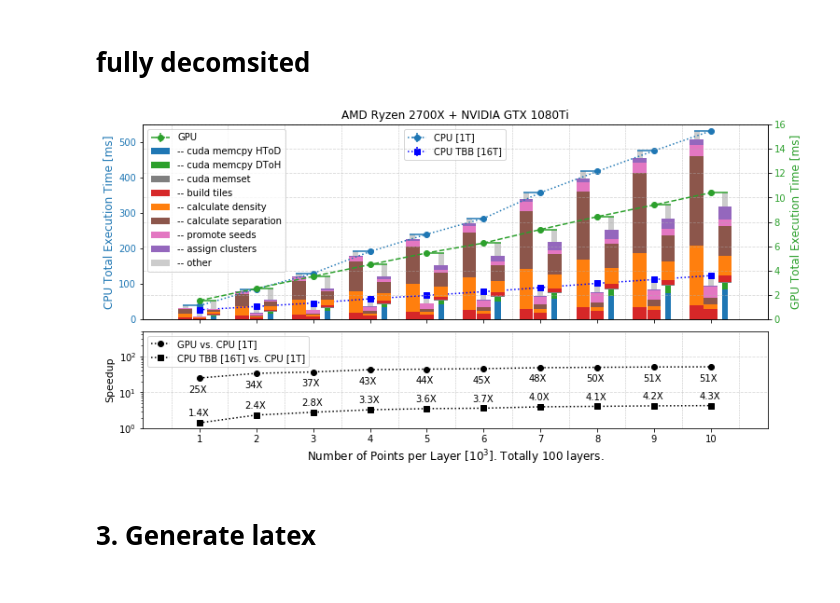
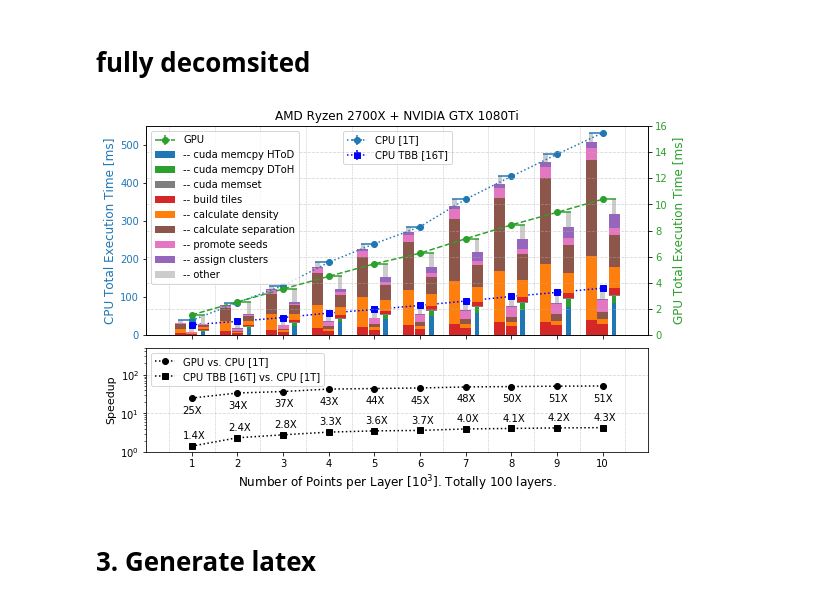
Before and after one commit to ZihengChen/CLUEAlgo, a Jupyter notebook: notebooks/Figure5.ipynb, the cells around one changed output. Saved outputs shown, nothing was run; the diff lists cells and outputs as text; code cells hidden in the pictures.

Commit message:
plot decomp

```diff
--- a/notebooks/Figure5.ipynb
+++ b/notebooks/Figure5.ipynb
@@ -222,7 +222,7 @@ plt.savefig("../plots/Figure5.png",dpi=400)
 cpuMeans = np.array([df.loc["CPU",c].mean(axis=1) for c in df.columns]).T
 cuplaTBBMeans = np.array([df.loc["CUPLATBB",c].mean(axis=1) for c in df.columns]).T
 # %%
-fig, axex = plt.subplots( 2,1, sharex=True, figsize=(12,6),facecolor='w',gridspec_kw={'height_ratios':[2,1]})
+fig, axex = plt.subplots( 2,1, sharex=True, figsize=(9,6),facecolor='w',gridspec_kw={'height_ratios':[2,1]})
 fig.subplots_adjust(hspace=0.08)
 
 n = np.arange(1,11,1)
@@ -284,34 +284,34 @@ ax1.set_ylabel("CPU Total Execution Time [ms]",fontsize=12,color="C0")
 for xx in range(12):
     ax1.axvline(xx-0.5,linestyle='--',c='grey',lw=0.5,alpha=0.5)
 
 ##########################
 ax3 = axex[1]
 speedup= cpu.mean(axis=1)/gpu.mean(axis=1)
 ax3.plot(n, speedup, marker='o',linestyle=':',color="k",label='GPU vs. CPU [1T]')
 
 for i in range(n.size):
     ax3.text(n[i]-0.2,speedup[i]/2.5,"{:2.0f}X".format(speedup[i]))
 
 
 speedup= cpu.mean(axis=1)/cuplaTBB.mean(axis=1)
 ax3.plot(n, speedup, marker='s',linestyle=':',color="k",label='CPU TBB [16T] vs. CPU [1T]')
 for i in range(n.size):
     ax3.text(n[i]-0.2,speedup[i]*1.5,"{:3.1f}X".format(speedup[i]))
 
 ax3.set_xlabel(r"Number of Points per Layer [$10^3$]. Totally 100 layers.",fontsize=12)
 ax3.legend(fontsize=10, loc="upper left")
 ax3.set_ylabel("Speedup",fontsize=11,color="k")
 ax3.set_ylim(1,500)
 ax3.grid(linestyle='--',axis='y',alpha=0.5)
 ax3.set_yscale("log")
 ax3.set_xticks(n)
 for xx in range(12):
     ax3.axvline(xx-0.5,linestyle='--',c='grey',lw=0.5,alpha=0.5)
 
 plt.savefig("../plots/Figure5_1.pdf")
 plt.savefig("../plots/Figure5_1.png",dpi=400)
 # %% [output]
-[figure, old version]
+[figure, new version]
 # %% [markdown]
 # 3. Generate latex
 # %%
```
Also changed, not shown: 6 other files.
